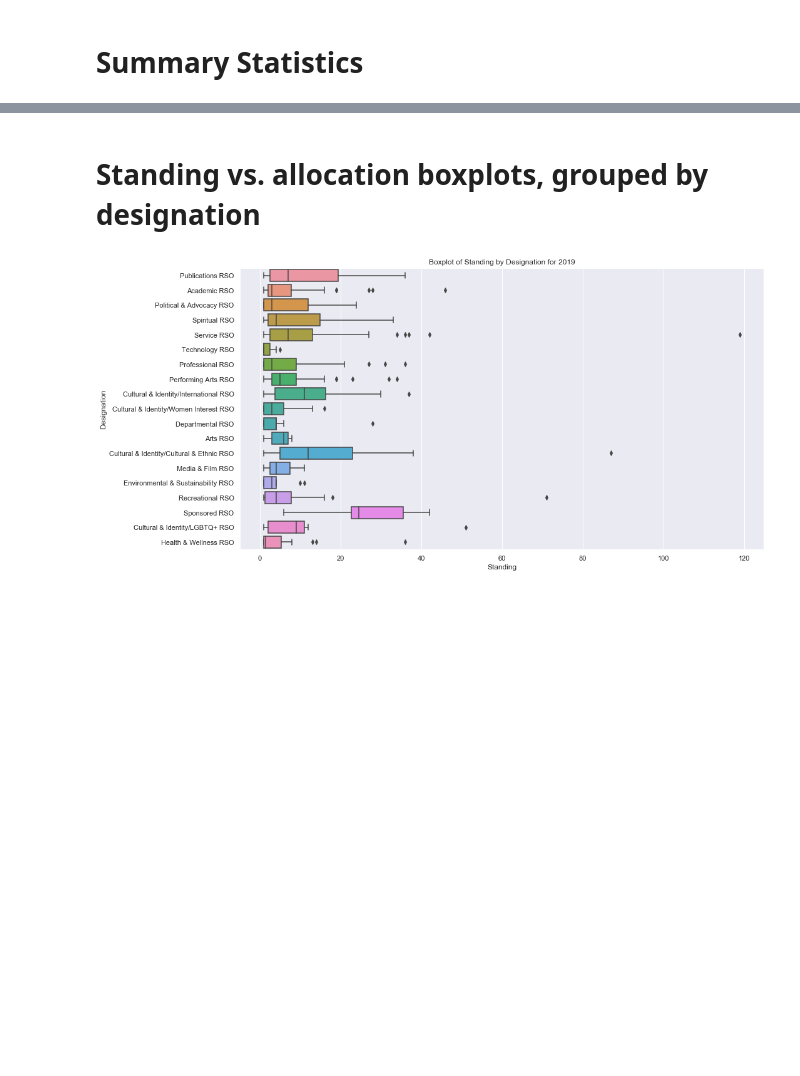
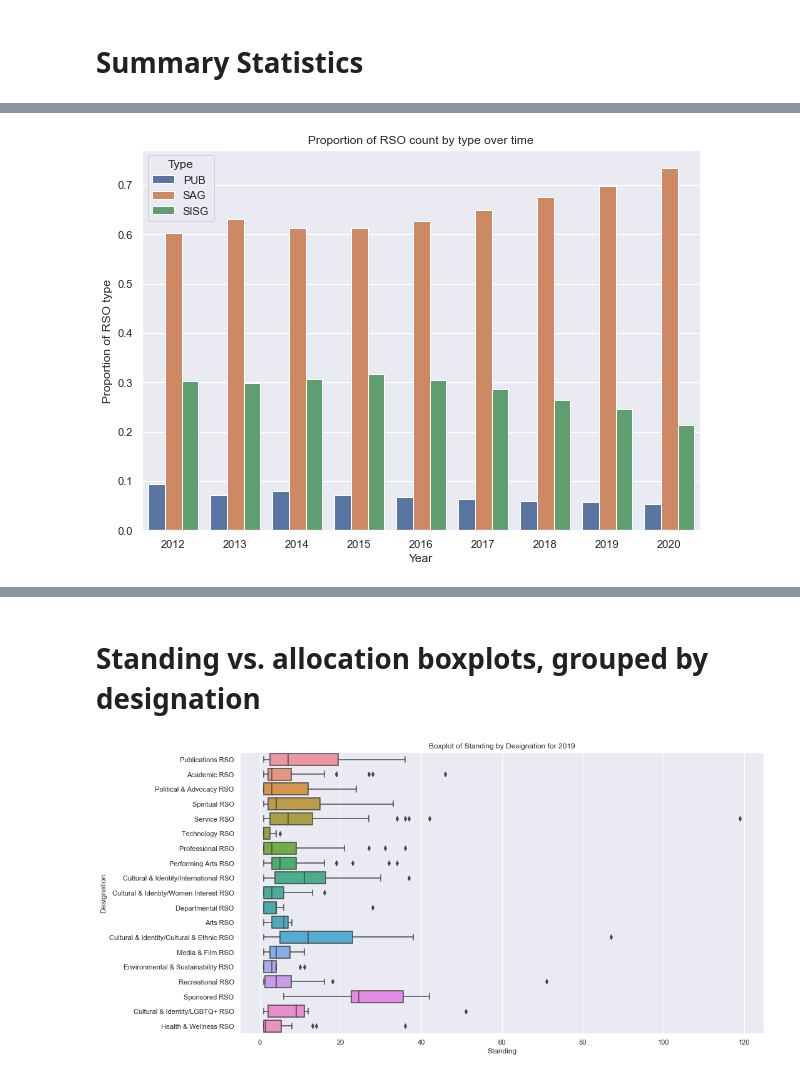
Before and after one commit to sydneytrieu/senior-thesis, a Jupyter notebook: notebooks/eda.ipynb, the cells around one changed output, grey strips where cells are left out. Drawn from its saved outputs; the diff is of its cells as text; code cells hidden in the pictures; blank space fills up the shorter version.

```diff
--- a/notebooks/eda.ipynb
+++ b/notebooks/eda.ipynb
@@ -74,17 +107,23 @@ sns.lineplot(x='Year', y='Count', hue='Type', data=counts)
 # %%
+sns.set(rc={'figure.figsize':(10, 7)})
+
 total = counts.groupby('Year').sum()
-props = counts.copy(deep=True).rename(columns={'Count': 'Proportion'})
+props = counts.copy(deep=True).rename(columns={'Count': 'Proportion of RSO type'})
 rso_prop = []
 
 for year in total.index:
     idx = counts[counts['Year'] == year].index
     total_count = total.loc[year, 'Count']
 
     for i in idx:
         rso_prop.append(counts.at[i, 'Count'] / total_count)
 
-props['Proportion'] = rso_prop
-sns.barplot(x='Year', y='Proportion', hue='Type', data=props)
+props['Proportion of RSO type'] = rso_prop
+sns.barplot(x='Year', y='Proportion of RSO type', hue='Type', data=props).set_title('Proportion of RSO count by type over time')
+plt.savefig('C:\\Users\\scher\\school\\senior-thesis\\images\\bar_prop_count_type_over_time.png',
+            bbox_inches='tight')
+# %% [output]
+[figure, added]
 # %%
 allocs = rso_data.groupby(['Year', 'Type']).sum().drop(columns=['Standing']).reset_index()
 
```
Also changed, not shown: parts of 14 cells of this notebook, 4 other files.
